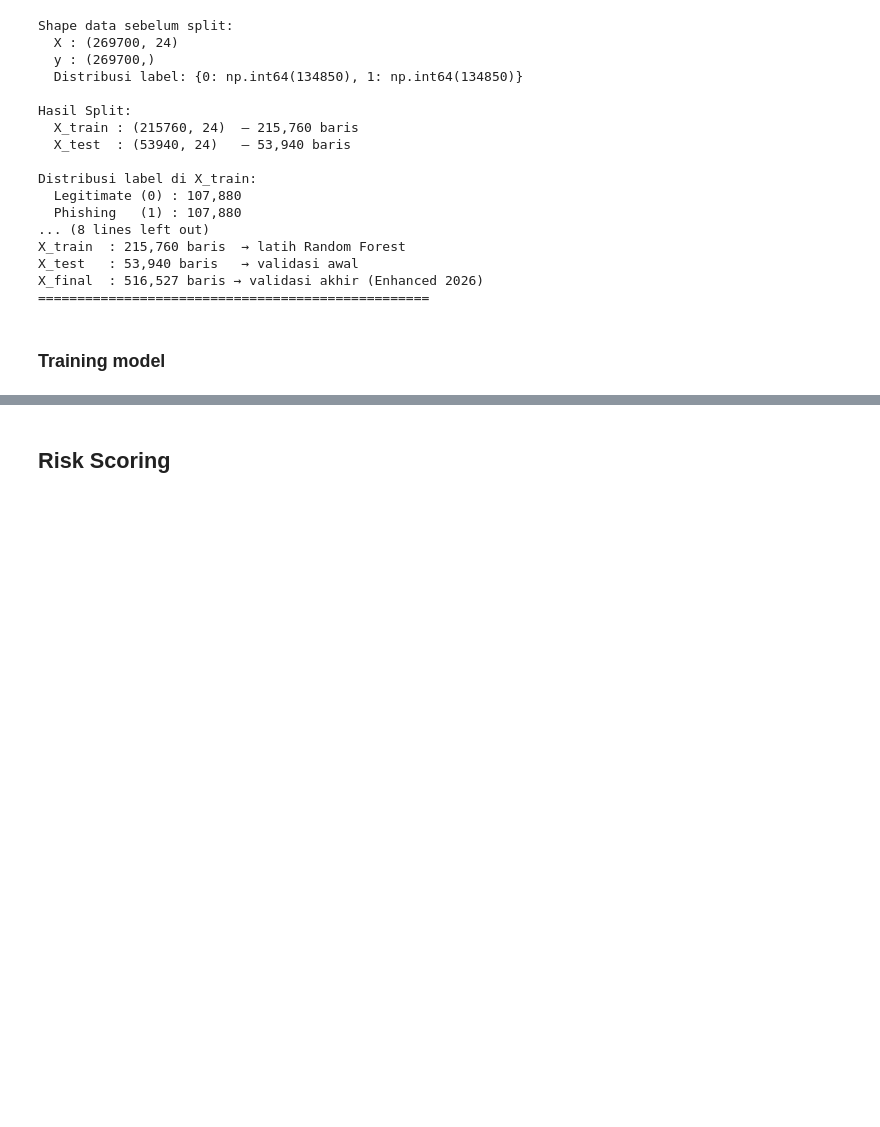
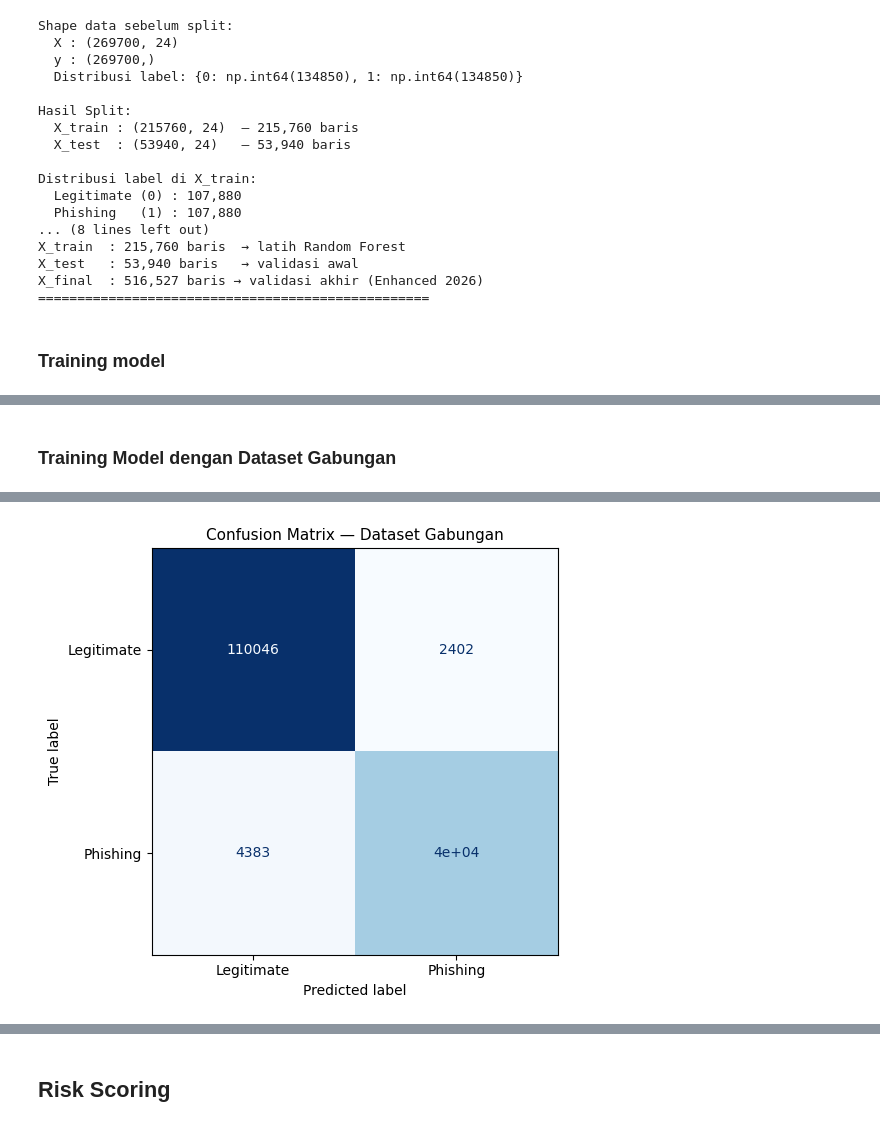
Before and after one commit to EpiccSafe-Capstone/epicc-safe-system, a Jupyter notebook: Capstone_Project_ML_(revisi).ipynb, the cells around one changed output, grey strips where cells are left out. Cells and saved outputs as stored; diff of their text form; code cells hidden in the pictures; blank space fills up the shorter version.

Commit message:
training, risk score, dan evaluasi

```diff
--- a/Capstone_Project_ML_(revisi).ipynb
+++ b/Capstone_Project_ML_(revisi).ipynb
@@ -784,0 +994,14 @@ X_final  : 516,527 baris → validasi akhir (Enhanced 2026)
+# %%
+# Memisahkan fitur dan label dari dataset gabungan
+X_combined = df_combined.drop(columns=['label'])
+y_combined = df_combined['label']
+
+# Lakukan train-test split
+X_train_combined, X_test_combined, y_train_combined, y_test_combined = train_test_split(
+    X_combined, y_combined, test_size=0.2, random_state=42, stratify=y_combined
+)
+
+print('Shape X_train_combined:', X_train_combined.shape)
+print('Shape X_test_combined:', X_test_combined.shape)
+print('Distribusi label y_train_combined:', y_train_combined.value_counts())
+print('Distribusi label y_test_combined:', y_test_combined.value_counts())
@@ -784,0 +1019,53 @@ X_final  : 516,527 baris → validasi akhir (Enhanced 2026)
+# %% [markdown]
+### Training Model dengan Dataset Gabungan
+# %%
+print("=" * 55)
+print("  TRAINING RANDOM FOREST — Kombinasi Dataset")
+print("=" * 55)
+
+rf_model_combined = RandomForestClassifier(
+    n_estimators=200,
+    max_depth=20,
+    min_samples_split=5,
+    min_samples_leaf=2,
+    max_features='sqrt',
+    class_weight='balanced',
+    random_state=42,
+    n_jobs=-1,
+    verbose=0
+)
+
+print('\n[*] Memulai training pada dataset gabungan...')
+t0_combined = time.time()
+
+rf_model_combined.fit(X_train_combined, y_train_combined)
+
+durasi_combined = time.time() - t0_combined
+print(f'[✓] Training selesai dalam {durasi_combined:.1f} detik')
+
+# Prediksi pada data validasi gabungan
+y_pred_combined = rf_model_combined.predict(X_test_combined)
+y_pred_proba_combined = rf_model_combined.predict_proba(X_test_combined)[:, 1]
+
+acc_combined = accuracy_score(y_test_combined, y_pred_combined)
+roc_combined = roc_auc_score(y_test_combined, y_pred_proba_combined)
+
+print('\n' + '─'*55)
+print('HASIL EVALUASI PADA DATASET GABUNGAN')
+print('─'*55)
+print(f'Accuracy : {acc_combined:.4f}  ({acc_combined*100:.2f}%)')
+print(f'ROC-AUC  : {roc_combined:.4f}')
+print('\nClassification Report:')
+print(classification_report(y_test_combined, y_pred_combined,
+      target_names=['Legitimate (0)', 'Phishing (1)']))
+
+# Visualisasi Confusion Matrix
+fig_combined, ax_combined = plt.subplots(figsize=(6, 5))
+cm_combined = confusion_matrix(y_test_combined, y_pred_combined)
+disp_combined = ConfusionMatrixDisplay(cm_combined, display_labels=['Legitimate', 'Phishing'])
+disp_combined.plot(ax=ax_combined, colorbar=False, cmap='Blues')
+ax_combined.set_title('Confusion Matrix — Dataset Gabungan', fontsize=11)
+plt.tight_layout()
+plt.savefig('confusion_matrix_rf_combined.png', dpi=130, bbox_inches='tight')
+plt.show()
+# %% [output]
@@ -784,0 +1089 @@ X_final  : 516,527 baris → validasi akhir (Enhanced 2026)
+[figure, added]
```
Also changed, not shown: parts of 21 cells of this notebook.
